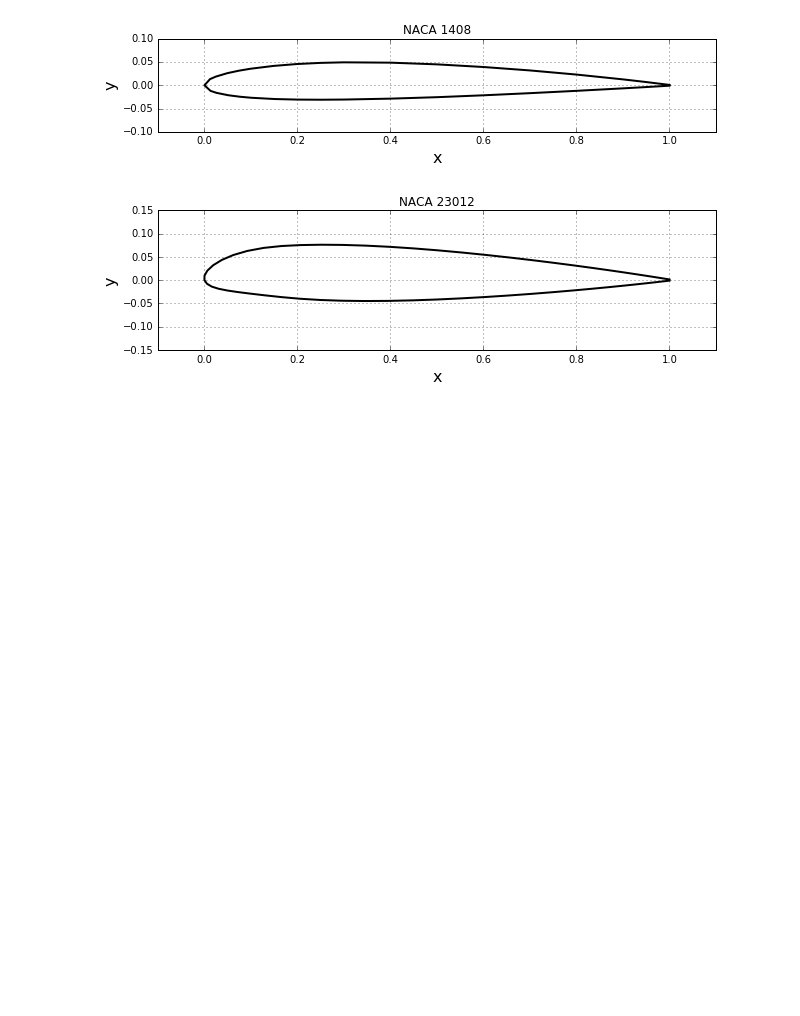
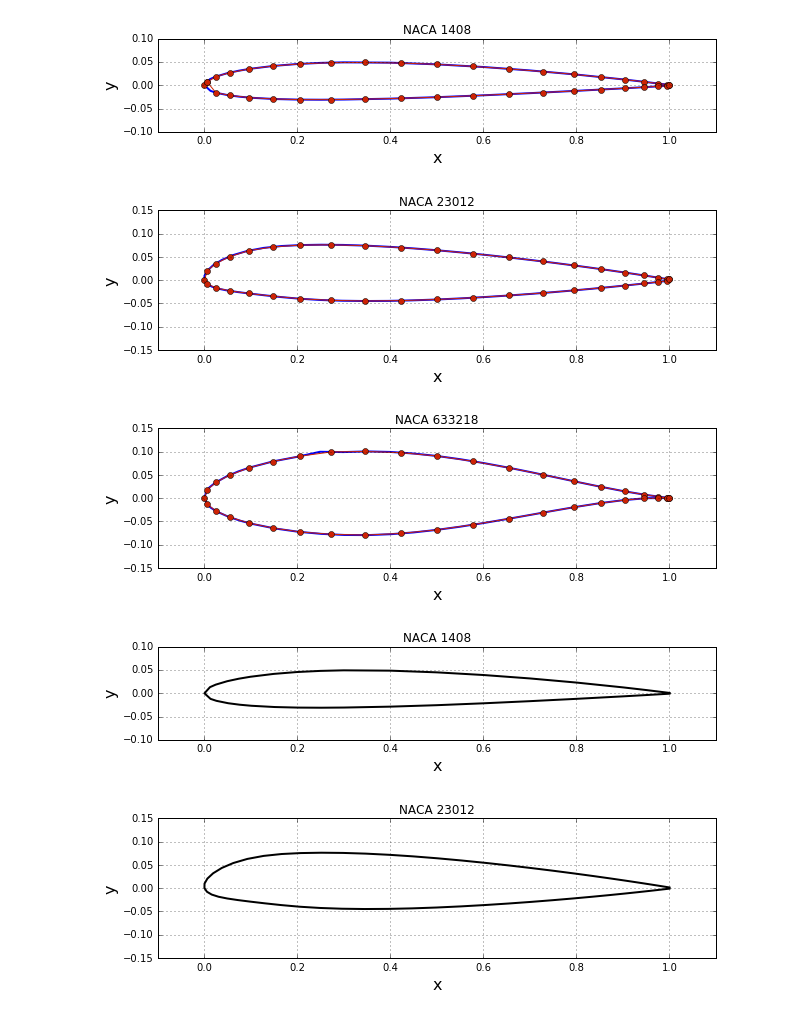
Before and after one commit to barbagroup/AeroPython-studentprojects2017, a Jupyter notebook: project-dianliu/Project-DianLiu.ipynb, the cells around one changed output. Drawn from its saved outputs; the diff is of its cells as text; code cells hidden in the pictures; blank space fills up the shorter version.

```diff
--- a/project-dianliu/Project-DianLiu.ipynb
+++ b/project-dianliu/Project-DianLiu.ipynb
@@ -10,3 +66,64 @@ from IPython.core.display import Image
+# %%
+NACA_path_1 = numpy.loadtxt("../../AeroPython/lessons/resources/naca1408.txt")
+x_1, y_1 = NACA_path_1[:,0], NACA_path_1[:,1]
+
+NACA_path_2 = numpy.loadtxt("../../AeroPython/lessons/resources/naca23012.txt")
+x_2, y_2 = NACA_path_2[:,0], NACA_path_2[:,1]
+
+NACA_path_3 = numpy.loadtxt("../../AeroPython/lessons/resources/naca633218.txt")
+x_3, y_3 = NACA_path_3[:,0], NACA_path_3[:,1]
+
+N = 40                                  # number of panels
+panels_1 = define_panels(x_1, y_1, N)   # discretizes of the geometry into panels
+panels_2 = define_panels(x_2, y_2, N)
+panels_3 = define_panels(x_3, y_3, N)
+
+# plot the geometry and the panels
+width = 10
+pyplot.figure(figsize=(width, width))
+pyplot.grid()
+pyplot.xlabel('x', fontsize=16)
+pyplot.ylabel('y', fontsize=16)
+pyplot.title('NACA 1408')
+pyplot.plot(x_1, y_1, color='b', linestyle='-', linewidth=2)
+pyplot.plot(numpy.append([panel.xa for panel in panels_1], panels_1[0].xa),
+            numpy.append([panel.ya for panel in panels_1], panels_1[0].ya),
+            linestyle='-', linewidth=1, marker='o', markersize=6, color='#CD2305')
+pyplot.axis('scaled', adjustable='box')
+pyplot.xlim(-0.1, 1.1)
+pyplot.ylim(-0.1, 0.1);
+
+width = 10
+pyplot.figure(figsize=(width, width))
+pyplot.grid()
+pyplot.xlabel('x', fontsize=16)
+pyplot.ylabel('y', fontsize=16)
+pyplot.title('NACA 23012')
+pyplot.plot(x_2, y_2, color='b', linestyle='-', linewidth=2)
+pyplot.plot(numpy.append([panel.xa for panel in panels_2], panels_2[0].xa),
+            numpy.append([panel.ya for panel in panels_2], panels_2[0].ya),
+            linestyle='-', linewidth=1, marker='o', markersize=6, color='#CD2305')
+pyplot.axis('scaled', adjustable='box')
+pyplot.xlim(-0.1, 1.1)
+pyplot.ylim(-0.15, 0.15);
+
+width = 10
+pyplot.figure(figsize=(width, width))
+pyplot.grid()
+pyplot.xlabel('x', fontsize=16)
+pyplot.ylabel('y', fontsize=16)
+pyplot.title('NACA 633218')
+pyplot.plot(x_3, y_3, color='b', linestyle='-', linewidth=2)
+pyplot.plot(numpy.append([panel.xa for panel in panels_3], panels_3[0].xa),
+            numpy.append([panel.ya for panel in panels_3], panels_3[0].ya),
+            linestyle='-', linewidth=1, marker='o', markersize=6, color='#CD2305')
+pyplot.axis('scaled', adjustable='box')
+pyplot.xlim(-0.1, 1.1)
+pyplot.ylim(-0.15, 0.15);
+# %% [output]
+[figure, added]
+[figure, added]
+[figure, added]
 # %%
 NACA_path_1 = numpy.loadtxt("../../AeroPython/lessons/resources/naca1408.txt")
 x_1, y_1 = NACA_path_1[:,0], NACA_path_1[:,1]
```
Also changed, not shown: parts of 3 cells of this notebook.
